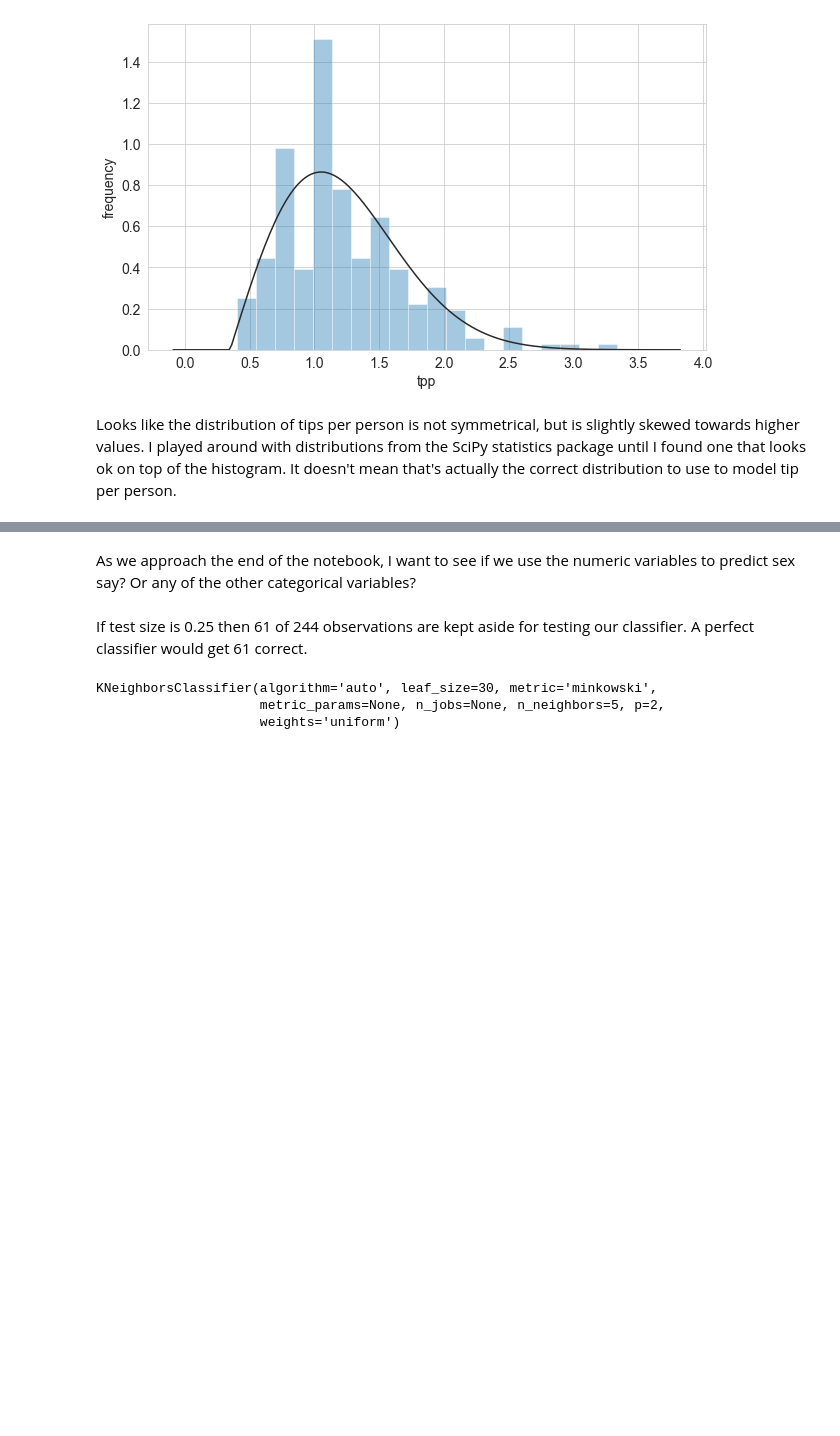
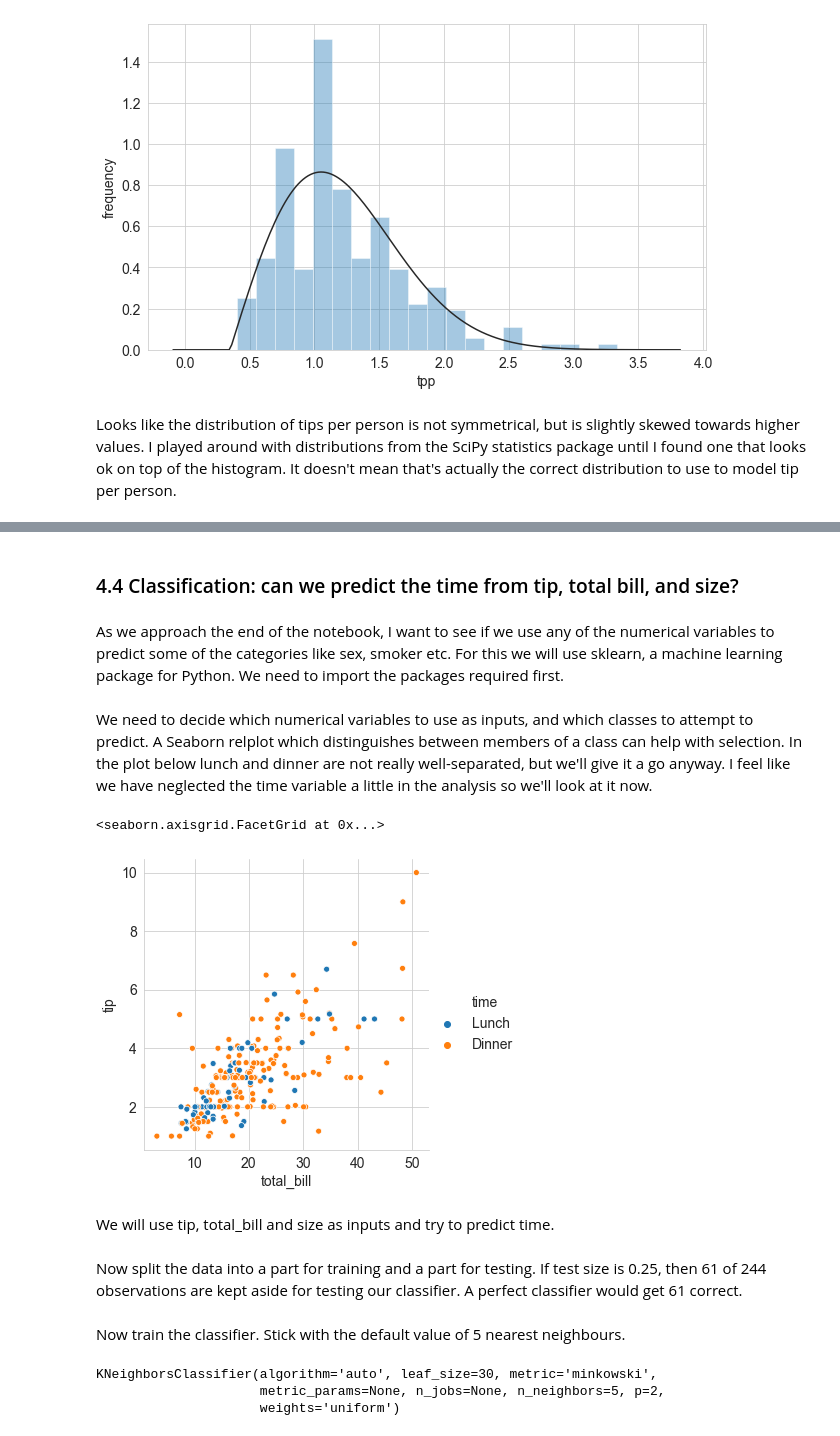
Before and after one commit to elizabethdaly/data-analysis-project, a Jupyter notebook: tips-data-analysis.ipynb, the cells around one changed output, grey strips where cells are left out. Drawn from its saved outputs; the diff is of its cells as text; code cells hidden in the pictures; blank space fills up the shorter version.

```diff
--- a/tips-data-analysis.ipynb
+++ b/tips-data-analysis.ipynb
@@ -967,5 +965,7 @@ Looks like the distribution of tips per person is not symmetrical, but is slight
+# %% [markdown]
+### 4.4 Classification: can we predict the time from tip, total bill, and size?
 # %% [markdown]
-As we approach the end of the notebook, I want to see if we use the numeric variables to predict sex say? Or any of the other categorical variables?
+As we approach the end of the notebook, I want to see if we use any of the numerical variables to predict some of the categories like sex, smoker etc. For this we will use sklearn, a machine learning package for Python. We need to import the packages required first.
 # %%
 import sklearn.neighbors as nei
 import sklearn.model_selection as mod
@@ -976,0 +973,9 @@ outputs = df['sex']
+# %% [markdown]
+We need to decide which numerical variables to use as inputs, and which classes to attempt to predict. A Seaborn relplot which distinguishes between members of a class can help with selection. In the plot below lunch and dinner are not really well-separated, but we'll give it a go anyway. I feel like we have neglected the time variable a little in the analysis so we'll look at it now.
+# %%
+sns.relplot(x="total_bill", y="tip", hue='time', data=df)
+# %% [output]
+<seaborn.axisgrid.FacetGrid at 0x...>
+[figure, added]
+# %% [markdown]
+We will use tip, total_bill and size as inputs and try to predict time.
@@ -977,7 +987,9 @@ outputs = df['sex']
 # %% [markdown]
-If test size is 0.25 then 61 of 244 observations are kept aside for testing our classifier. A perfect classifier would get 61 correct.
+Now split the data into a part for training and a part for testing. If test size is 0.25, then 61 of 244 observations are kept aside for testing our classifier. A perfect classifier would get 61 correct.
 # %%
 # Split the data so that 25% kept aside for testing, 75% for training in this supervised model.
 # Data assigned randomly to training and testing sets.
 inputs_train, inputs_test, outputs_train, outputs_test = mod.train_test_split(inputs, outputs, test_size=0.25)
+# %% [markdown]
+Now train the classifier. Stick with the default value of 5 nearest neighbours.
 # %%
```
Also changed, not shown: parts of 33 cells of this notebook, 1 other file.
